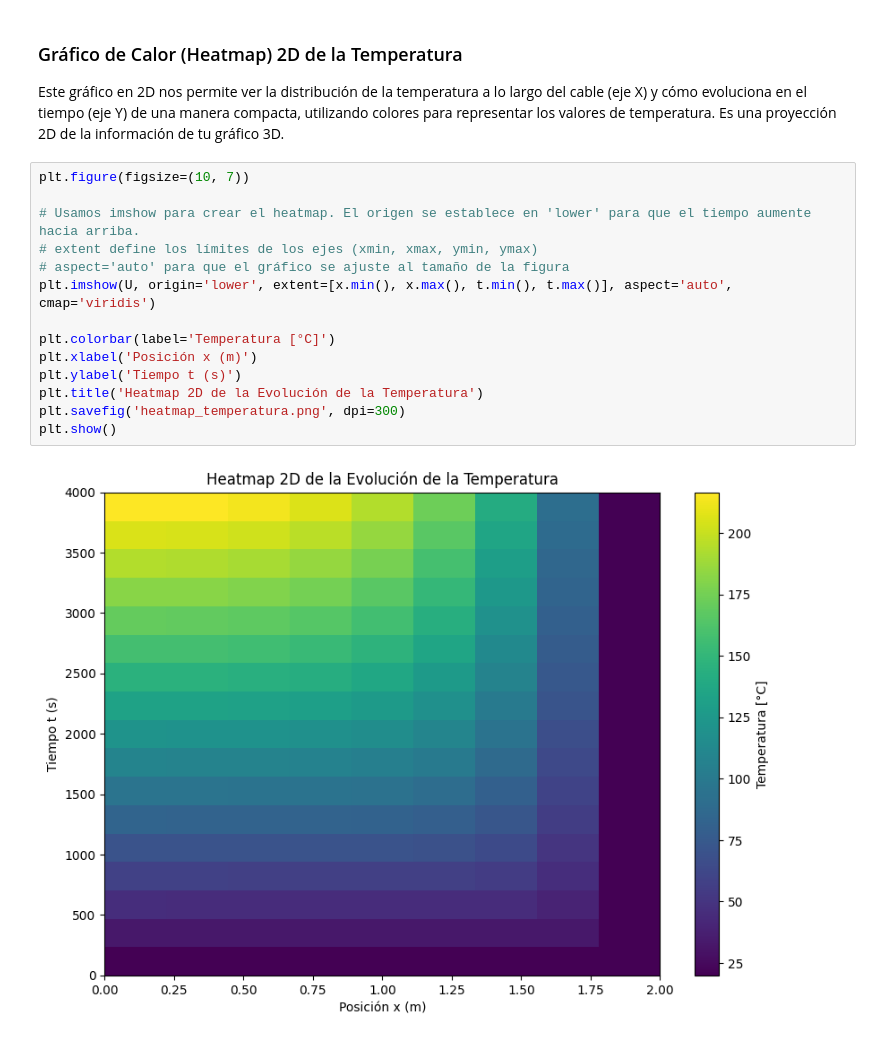
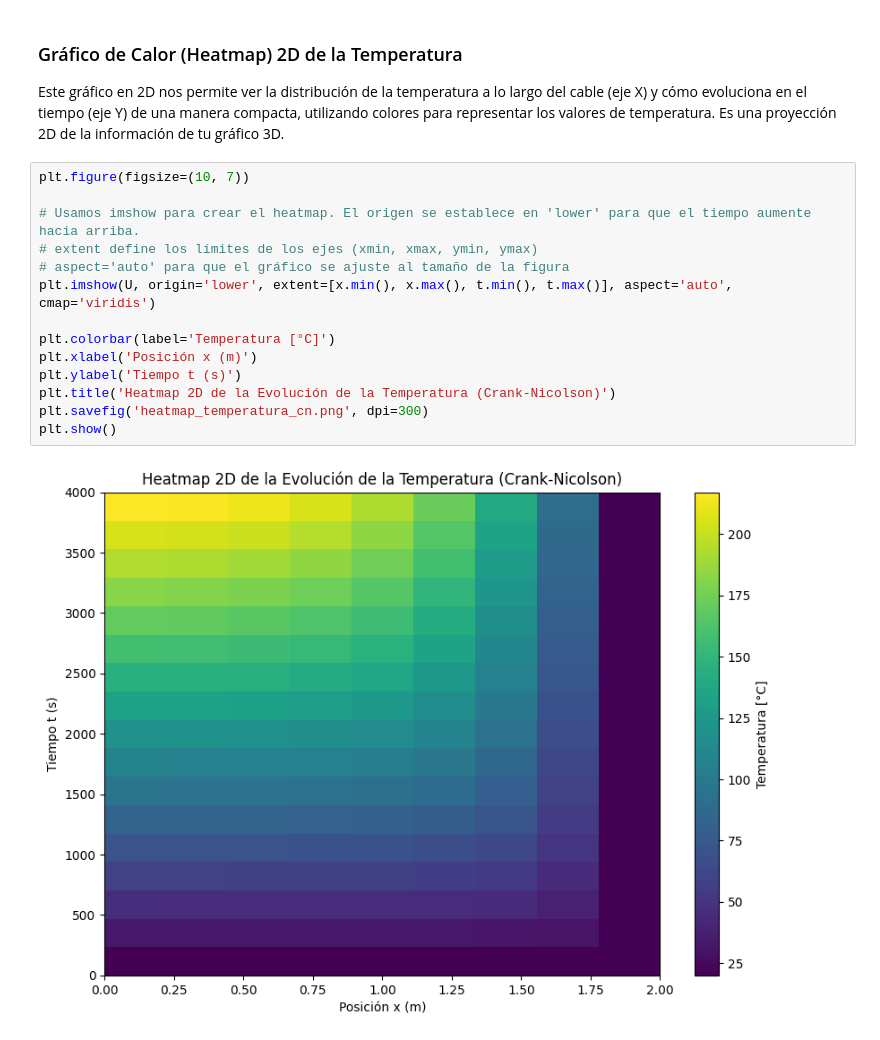
Before and after one commit to lyssethpitti-debug/Modelo-Matlab, a Jupyter notebook: Ecuación_de_calor_MNUMAV.ipynb, the cells around one changed output. Drawn from its saved outputs; the diff is of its cells as text.

```diff
--- a/Ecuación_de_calor_MNUMAV.ipynb
+++ b/Ecuación_de_calor_MNUMAV.ipynb
@@ -268,16 +555,16 @@ Este gráfico en 2D nos permite ver la distribución de la temperatura a lo larg
 # %%
 plt.figure(figsize=(10, 7))
 
 # Usamos imshow para crear el heatmap. El origen se establece en 'lower' para que el tiempo aumente hacia arriba.
 # extent define los límites de los ejes (xmin, xmax, ymin, ymax)
 # aspect='auto' para que el gráfico se ajuste al tamaño de la figura
 plt.imshow(U, origin='lower', extent=[x.min(), x.max(), t.min(), t.max()], aspect='auto', cmap='viridis')
 
 plt.colorbar(label='Temperatura [°C]')
 plt.xlabel('Posición x (m)')
 plt.ylabel('Tiempo t (s)')
-plt.title('Heatmap 2D de la Evolución de la Temperatura')
-plt.savefig('heatmap_temperatura.png', dpi=300)
+plt.title('Heatmap 2D de la Evolución de la Temperatura (Crank-Nicolson)')
+plt.savefig('heatmap_temperatura_cn.png', dpi=300)
 plt.show()
 # %% [output]
-[figure, old version]
+[figure, new version]
```
Also changed, not shown: parts of 7 cells of this notebook.
